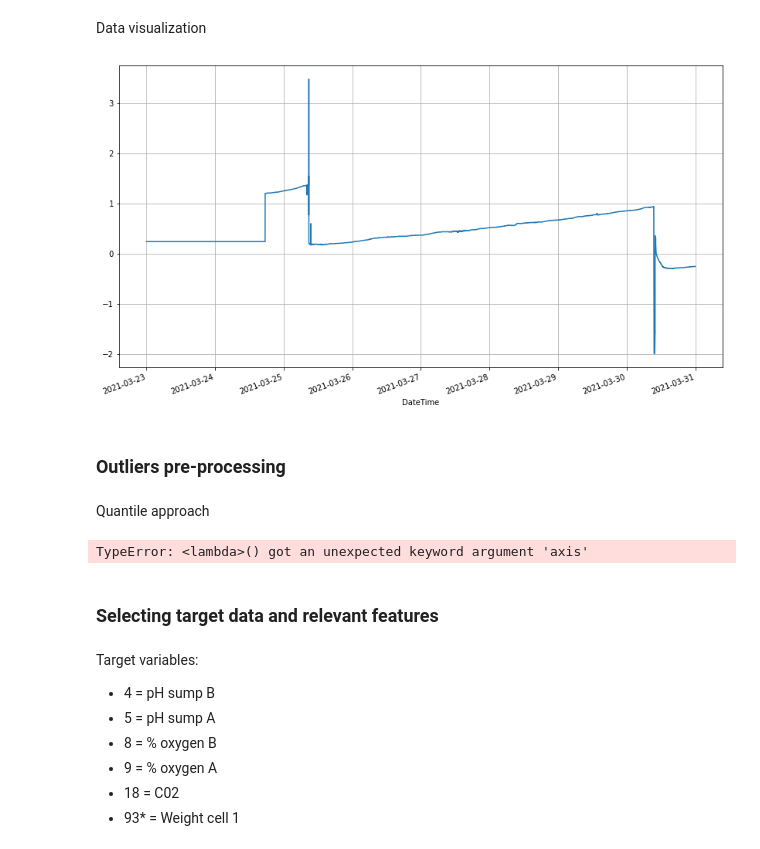
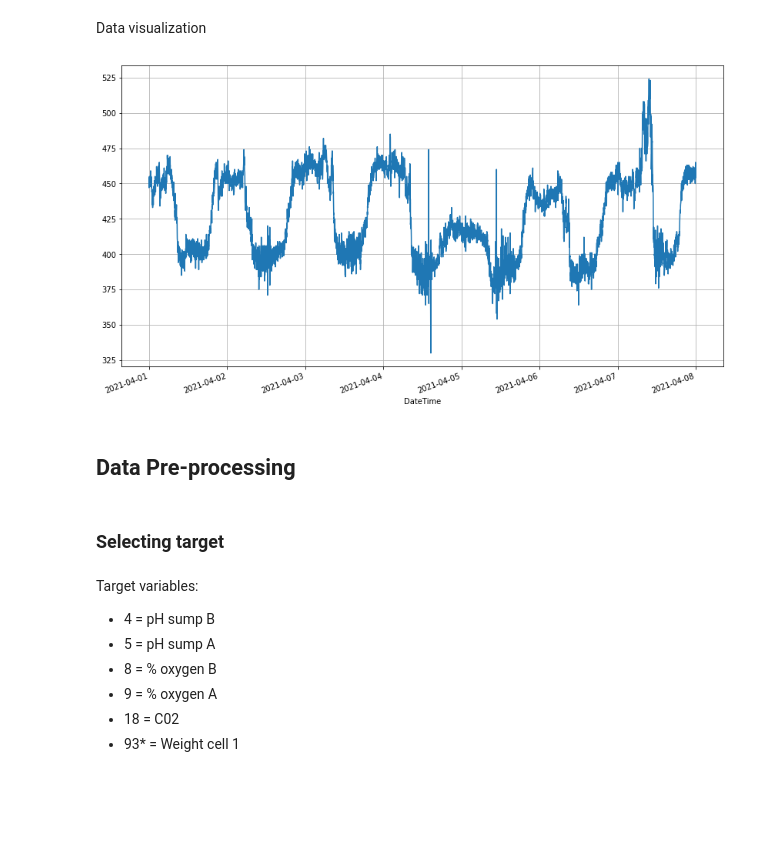
Before and after one commit to dccartagena/RNN_Aquaponics, a Jupyter notebook: notebook.ipynb, the cells around one changed output. Saved outputs shown, nothing was run; the diff lists cells and outputs as text; code cells hidden in the pictures; blank space fills up the shorter version.

```diff
--- a/notebook.ipynb
+++ b/notebook.ipynb
@@ -23,12 +26,12 @@ np.random.seed(10)
 ### Data adquisition
 # %%
 def read_file(textfile):
-    df = pd.read_csv(textfile, sep="\t")
+    df = pd.read_csv(textfile, compression='zip', sep="\t")
     df.drop(df.columns[0], axis=1, inplace=True)
     print('Dataset ready')
     return df
 
-textfile = "dataset_aquaponics_03232021_04232021.txt"
+textfile = "dataset_aquaponics_04012021_04302021.txt.zip"
 df = read_file(textfile)
 # %% [output]
 Dataset ready
@@ -39,8 +42,8 @@ Organize data in columns
 df_grouped = pd.pivot_table(df, index = 'DateTime', columns = 'Label', values = 'Value')
 df_grouped.index = pd.to_datetime(df_grouped.index)
 
-start_date = pd.to_datetime('2021-03-23 00:00:00')
-end_date = pd.to_datetime('2021-03-30 23:59:59')
+start_date = pd.to_datetime('2021-04-01 00:00:00')
+end_date = pd.to_datetime('2021-04-07 23:59:59')
 
 df_grouped = df_grouped.loc[start_date:end_date]
 print(df_grouped.head)
@@ -65,35 +68,17 @@ DateTime
 # %% [markdown]
 Data visualization
 # %%
-sample_sensor = 93
+sample_sensor = 18
 
 df_grouped[sample_sensor].plot(x = 'DateTime', y = 'Value', kind = 'line')
 plt.xticks(rotation=20)
 plt.show()
 # %% [output]
-[figure, old version]
+[figure, new version]
 # %% [markdown]
-### Outliers pre-processing
+## Data Pre-processing
-# %% [markdown]
-Quantile approach
-# %%
-def remove_outlier(df, low = 0.05, high = 0.95):
-
-    quant_df = df.quantile([low, high])
-    new_df = df.copy()
-    new_df = new_df.apply(lambda x: x[(x>quant_df.loc[low,x.name]) & (x < quant_df.loc[high,x.name])], axis=0)
-
-    return new_df
-
-new_df = remove_outlier(df_grouped[93])
-
-new_df[sample_sensor].plot(x = 'DateTime', y = 'Value', kind = 'line')
-plt.xticks(rotation=20)
-plt.show()
-# %% [output]
-TypeError: <lambda>() got an unexpected keyword argument 'axis'
 # %% [markdown]
-### Selecting target data and relevant features
+### Selecting target
 # %% [markdown]
 Target variables:
 
```
Also changed, not shown: parts of 31 cells of this notebook.
